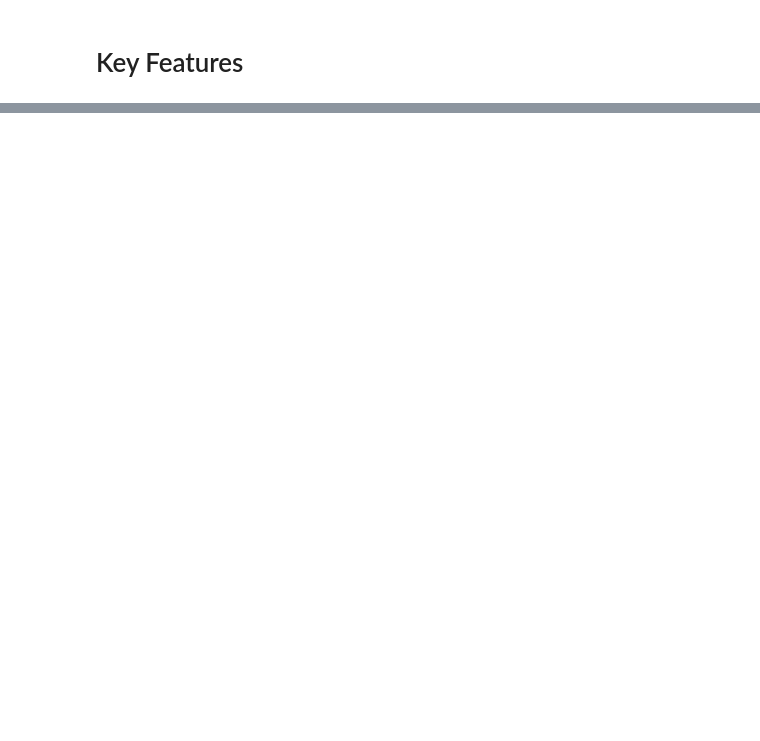
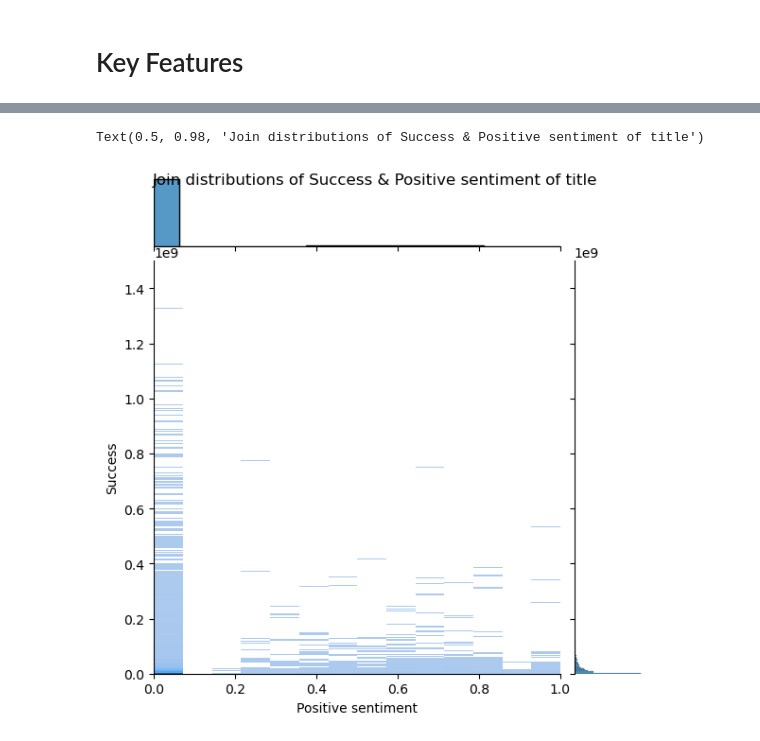
Before and after one commit to epfl-ada/ada-2023-project-randada, a Jupyter notebook: Key_Features.ipynb, the cells around one changed output, grey strips where cells are left out. Saved outputs shown, nothing was run; the diff lists cells and outputs as text; code cells hidden in the pictures; blank space fills up the shorter version.

```diff
--- a/Key_Features.ipynb
+++ b/Key_Features.ipynb
@@ -34,0 +131,3 @@ graph part-of-speech : grammatical (verbs, adjective)
+# %%
+movies = pd.concat([movies, tag_df], axis=1)
+movies.head()
@@ -36,0 +145,9 @@ graph part-of-speech : proper nouns (characters, dates, location)
+# %%
+ner = {'ORGANIZATION': [], 'PERSON': [],'LOCATION':[],
+          'DATE':[],'TIME':[],'MONEY':[], 'PERCENT':[],
+          'FACILITY':[],'GPE':[]}
+
+
+ner_df=pd.DataFrame(data=ner)
+
+ner_df.head()
@@ -36,0 +202,3 @@ graph part-of-speech : proper nouns (characters, dates, location)
+# %%
+movies = pd.concat([movies, ner_df], axis=1)
+movies.head()
@@ -38,0 +217,17 @@ graph sentiment analysis
+# %%
+sia = SentimentIntensityAnalyzer()
+L_pos=[]
+L_neg=[]
+
+
+for i in range(len(movies)):
+    movie_name = movies.iloc[i].Movie_name
+    scores = sia.polarity_scores(movie_name)
+    L_pos.append(scores["pos"])
+    L_neg.append(scores["neg"])
+
+
+movies['pos_sentiment']=L_pos
+movies['neg_sentiment']=L_neg
+
+movies.head()
@@ -38,0 +241,11 @@ graph sentiment analysis
+# %%
+# Plot the join distributions of success indicator & positive sentiment of the title
+
+jplot = sns.jointplot(x='pos_sentiment', y='Movie_box_office_revenue', data=movies, kind='hist',xlim=(0,1),ylim=(0,1500000000))
+
+plt.xlabel('Positive sentiment')
+plt.ylabel('Success') # TO CHANGE WITH FINAL DATAFRAME
+jplot.fig.suptitle('Join distributions of Success & Positive sentiment of title')
+# %% [output]
+Text(0.5, 0.98, 'Join distributions of Success & Positive sentiment of title')
+[figure, added]
```
Also changed, not shown: parts of 24 cells of this notebook.
